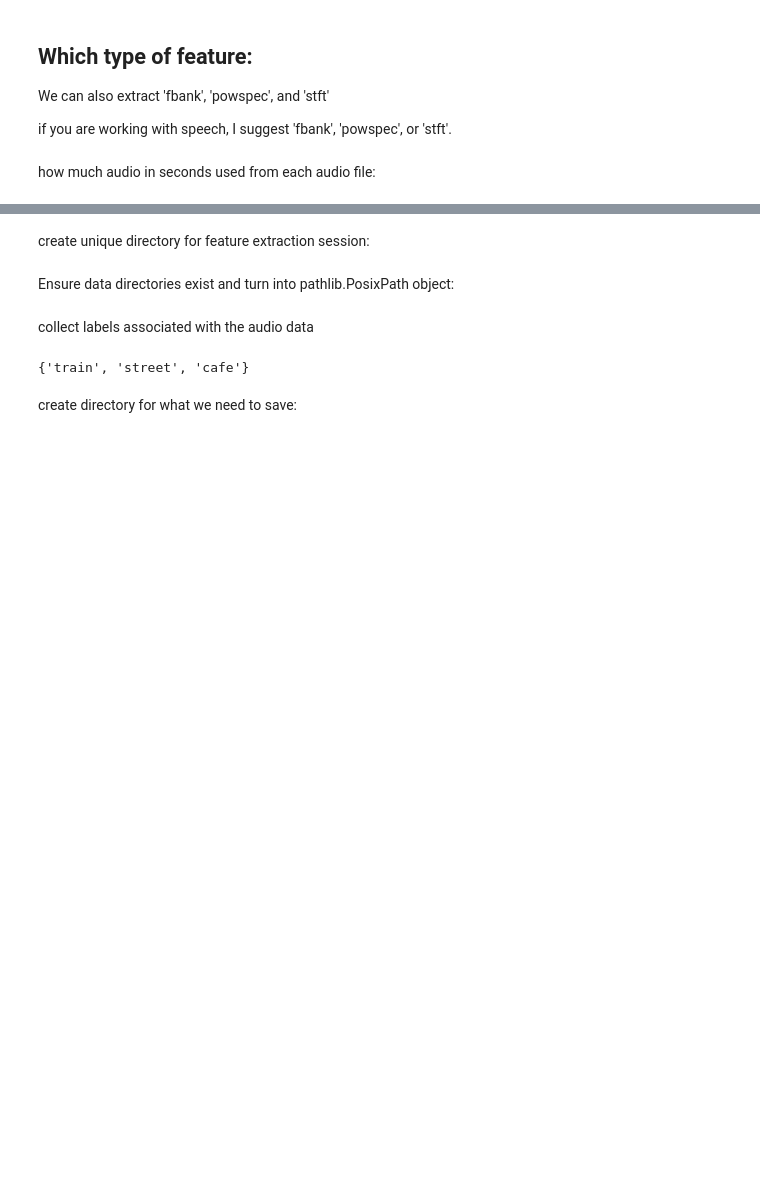
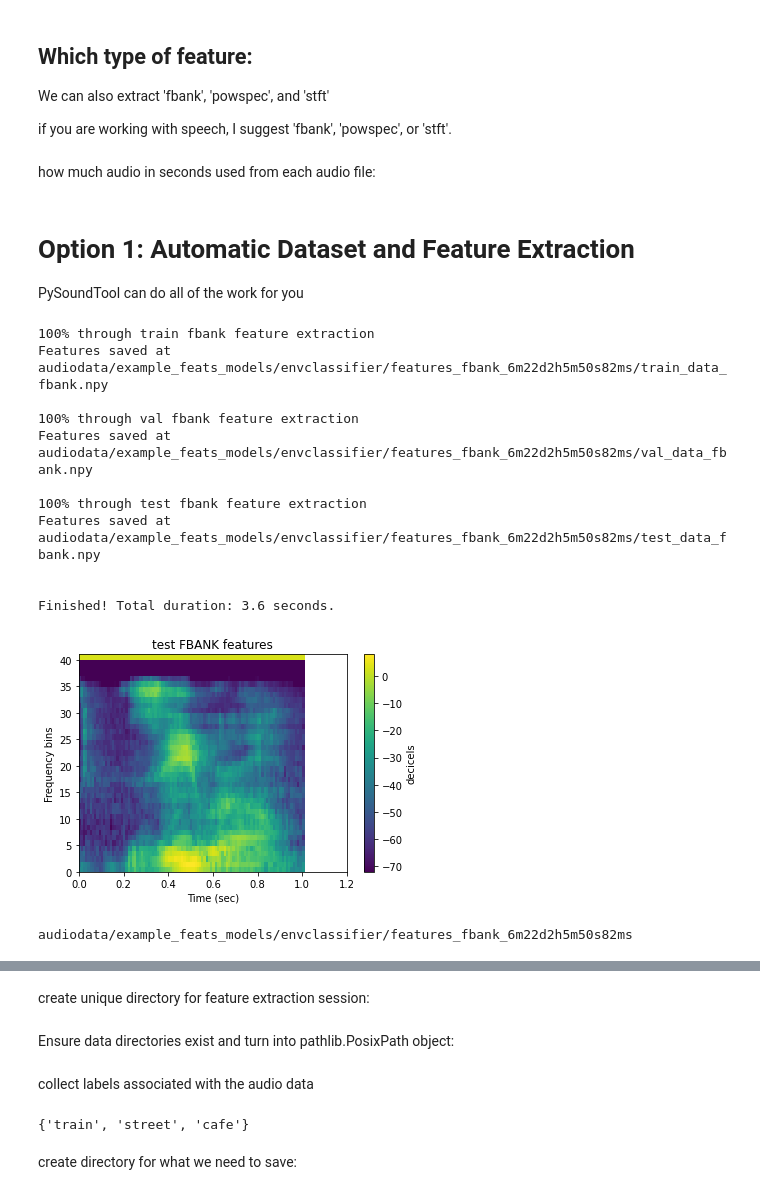
Before and after one commit to a-n-rose/Python-Sound-Tool, a Jupyter notebook: jupyternotebooks/featureprep_envclassifier.ipynb, the cells around one changed output, grey strips where cells are left out. Cells and saved outputs as stored; diff of their text form; code cells hidden in the pictures; blank space fills up the shorter version.

Commit message:
added easy example of using built-in functionality

```diff
--- a/jupyternotebooks/featureprep_envclassifier.ipynb
+++ b/jupyternotebooks/featureprep_envclassifier.ipynb
@@ -48,3 +43,27 @@ how much audio in seconds used from each audio file:
 # %%
 # The example noise and speech files are only 1 second long
 dur_sec = 1
+# %% [markdown]
+# Option 1: Automatic Dataset and Feature Extraction
+
+PySoundTool can do all of the work for you
+# %%
+extraction_dir = pyst.envclassifier_feats(data_dir, feature_type=feature_type, dur_sec=dur_sec,
+                                         visualize=True, vis_every_n_frames = 50)
+# %% [output]
+100% through train fbank feature extraction
+Features saved at audiodata/example_feats_models/envclassifier/features_fbank_6m22d2h5m50s82ms/train_data_fbank.npy
+
+100% through val fbank feature extraction
+Features saved at audiodata/example_feats_models/envclassifier/features_fbank_6m22d2h5m50s82ms/val_data_fbank.npy
+
+100% through test fbank feature extraction
+Features saved at audiodata/example_feats_models/envclassifier/features_fbank_6m22d2h5m50s82ms/test_data_fbank.npy
+
+
+Finished! Total duration: 3.6 seconds.
+[figure, added]
+# %%
+print(extraction_dir)
+# %% [output]
+audiodata/example_feats_models/envclassifier/features_fbank_6m22d2h5m50s82ms
```
Also changed, not shown: parts of 10 cells of this notebook.
